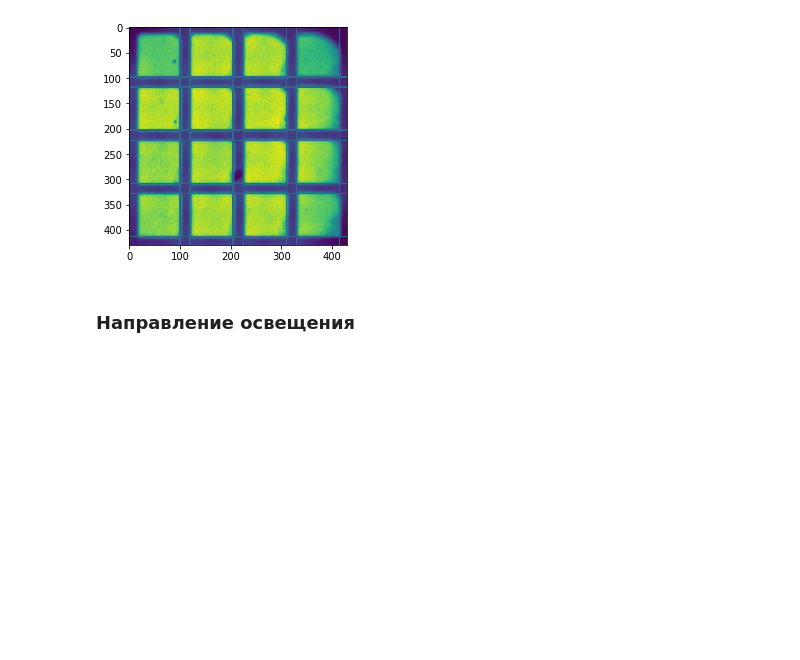
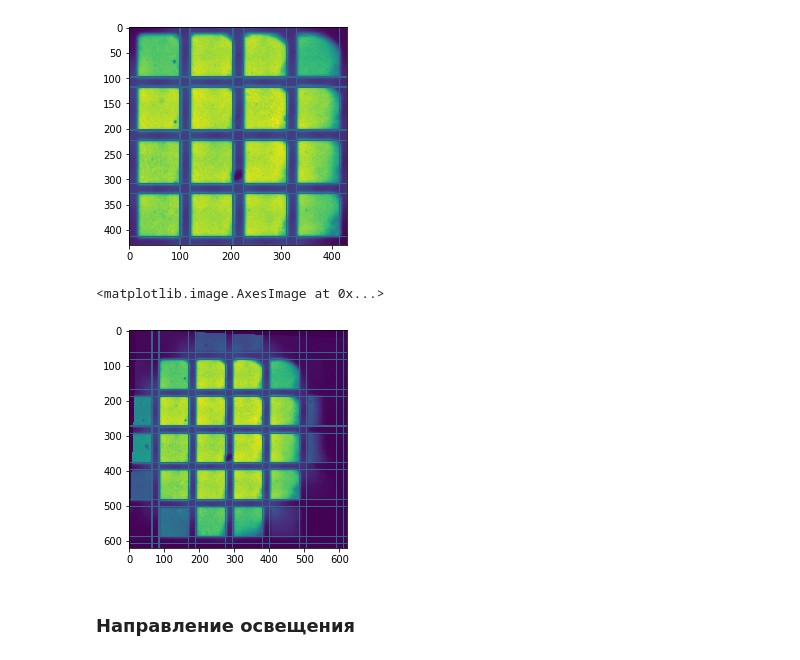
Before and after one commit to ZoyaV/wfslib, a Jupyter notebook: GridSimple.ipynb, the cells around one changed output. Saved outputs shown, nothing was run; the diff lists cells and outputs as text; code cells hidden in the pictures; blank space fills up the shorter version.

```diff
--- a/GridSimple.ipynb
+++ b/GridSimple.ipynb
@@ -162,6 +162,12 @@ plt.imshow(grid_img)
 # %% [output]
 <matplotlib.image.AxesImage at 0x...>
 [figure]
+# %%
+grid_img = drow_grid(rotated, (p3['start_w']-35, p3['start_h']-35), p3['cell_width'], p3['border'])
+plt.imshow(grid_img)
+# %% [output]
+<matplotlib.image.AxesImage at 0x...>
+[figure, added]
 # %% [markdown]
 ### Направление освещения
 # %%
```
